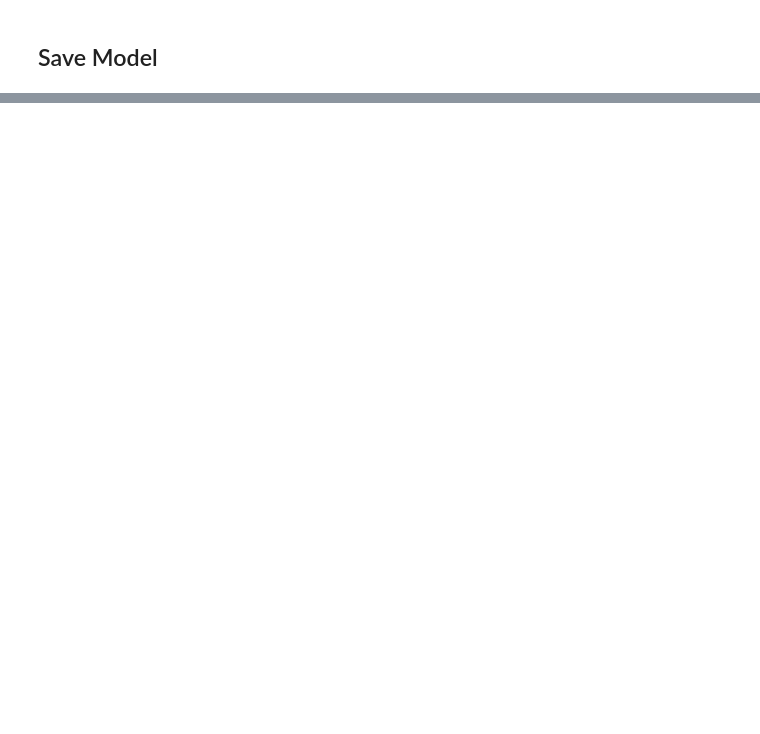
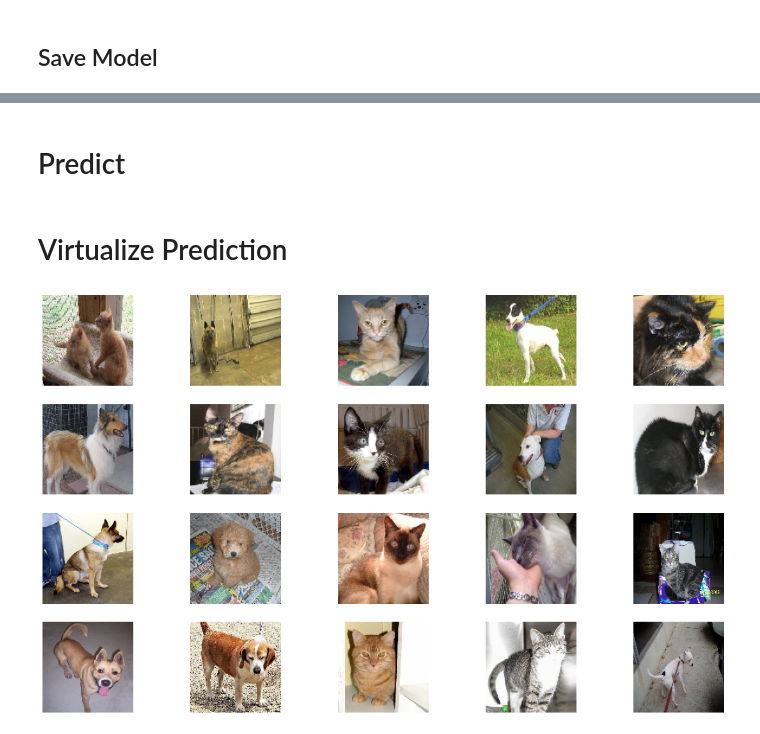
Before and after one commit to phineasla-hcmus/2.3-AI-CNN, a Jupyter notebook: dogs-vs-cats.ipynb, the cells around one changed output, grey strips where cells are left out. Drawn from its saved outputs; the diff is of its cells as text; code cells hidden in the pictures; blank space fills up the shorter version.

```diff
--- a/dogs-vs-cats.ipynb
+++ b/dogs-vs-cats.ipynb
@@ -250,7 +204,7 @@ Found 1 validated image filenames belonging to 1 classes.
 from tensorflow.keras import callbacks
 
 lr_reduction = callbacks.ReduceLROnPlateau(
-    monitor="val_acc", patience=2, verbose=1, factor=0.5, min_lr=0.00001
+    monitor="val_accuracy", patience=2, verbose=1, factor=0.5, min_lr=0.00001
 )
 early_stop = callbacks.EarlyStopping(patience=10)
 # %%
@@ -323,0 +242,13 @@ plt.show()
+# %%
+test_set = os.listdir(TEST_DIR)
+test_df = pd.DataFrame({"filename": test_set})
+
+test_datagen = ImageDataGenerator(rescale=1.0 / 255)
+test_gen = test_datagen.flow_from_dataframe(
+    test_df,
+    TEST_DIR,
+    target_size=IMG_SIZE,
+    class_mode=None,
+    batch_size=BATCH_SIZE,
+    shuffle=False,
+)
@@ -323,0 +257,33 @@ plt.show()
+# %% [markdown]
+# Predict
+# %%
+predict = model.predict(test_gen, steps=test_df.shape[0] // BATCH_SIZE)
+test_df["class"] = np.argmax(predict, axis=-1)
+# %%
+result_df = test_df.copy()
+result_df["class"] = test_df["class"].replace(BIN_TO_CAT)
+# result_df["class"].value_counts().plot.bar()
+result_df
+# %% [markdown]
+# Virtualize Prediction
+# %%
+from tensorflow.keras.preprocessing.image import load_img
+
+SHAPE = (4, 5)
+FIGSIZE = (20, 12)
+N = SHAPE[0] * SHAPE[1]
+
+sample_df = result_df.sample(n=N).reset_index(drop=True)
+plt.figure(figsize=FIGSIZE)
+for i, row in sample_df.iterrows():
+    filename = row["filename"]
+    filepath = os.path.join(TEST_DIR, filename)
+    type = row["class"]
+    image = load_img(filepath, target_size=IMG_SIZE)
+    plt.subplot(SHAPE[0], SHAPE[1], i + 1)
+    plt.imshow(image)
+    plt.xlabel(f"{filename}-{type}")
+plt.tight_layout()
+plt.show()
+# %% [output]
+[figure, added]
```
Also changed, not shown: parts of 16 cells of this notebook.
